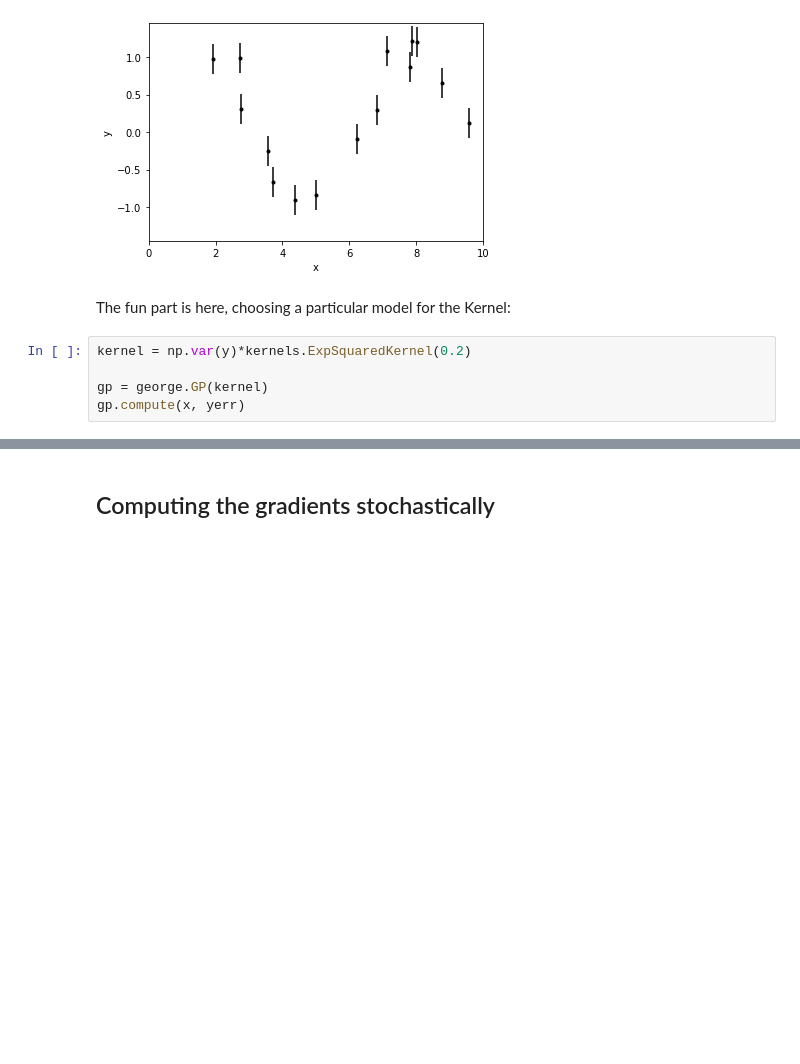
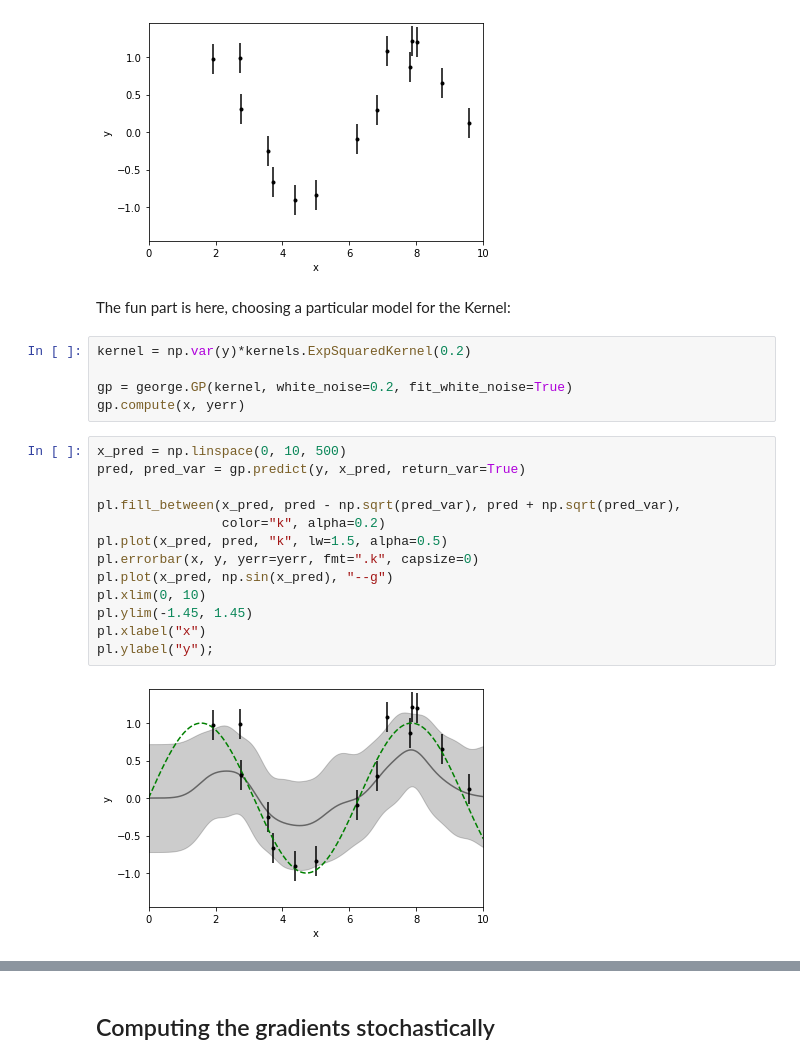
Before and after one commit to EiffL/SSSOB, a Jupyter notebook: notebooks/Chebyshev.ipynb, the cells around one changed output, grey strips where cells are left out. Drawn from its saved outputs; the diff is of its cells as text; blank space fills up the shorter version.

```diff
--- a/notebooks/Chebyshev.ipynb
+++ b/notebooks/Chebyshev.ipynb
@@ -30,5 +30,20 @@ The fun part is here, choosing a particular model for the Kernel:
 # %%
 kernel = np.var(y)*kernels.ExpSquaredKernel(0.2)
 
-gp = george.GP(kernel)
+gp = george.GP(kernel, white_noise=0.2, fit_white_noise=True)
 gp.compute(x, yerr)
+# %%
+x_pred = np.linspace(0, 10, 500)
+pred, pred_var = gp.predict(y, x_pred, return_var=True)
+
+pl.fill_between(x_pred, pred - np.sqrt(pred_var), pred + np.sqrt(pred_var),
+                color="k", alpha=0.2)
+pl.plot(x_pred, pred, "k", lw=1.5, alpha=0.5)
+pl.errorbar(x, y, yerr=yerr, fmt=".k", capsize=0)
+pl.plot(x_pred, np.sin(x_pred), "--g")
+pl.xlim(0, 10)
+pl.ylim(-1.45, 1.45)
+pl.xlabel("x")
+pl.ylabel("y");
+# %% [output]
+[figure, added]
```
Also changed, not shown: parts of 7 cells of this notebook.
